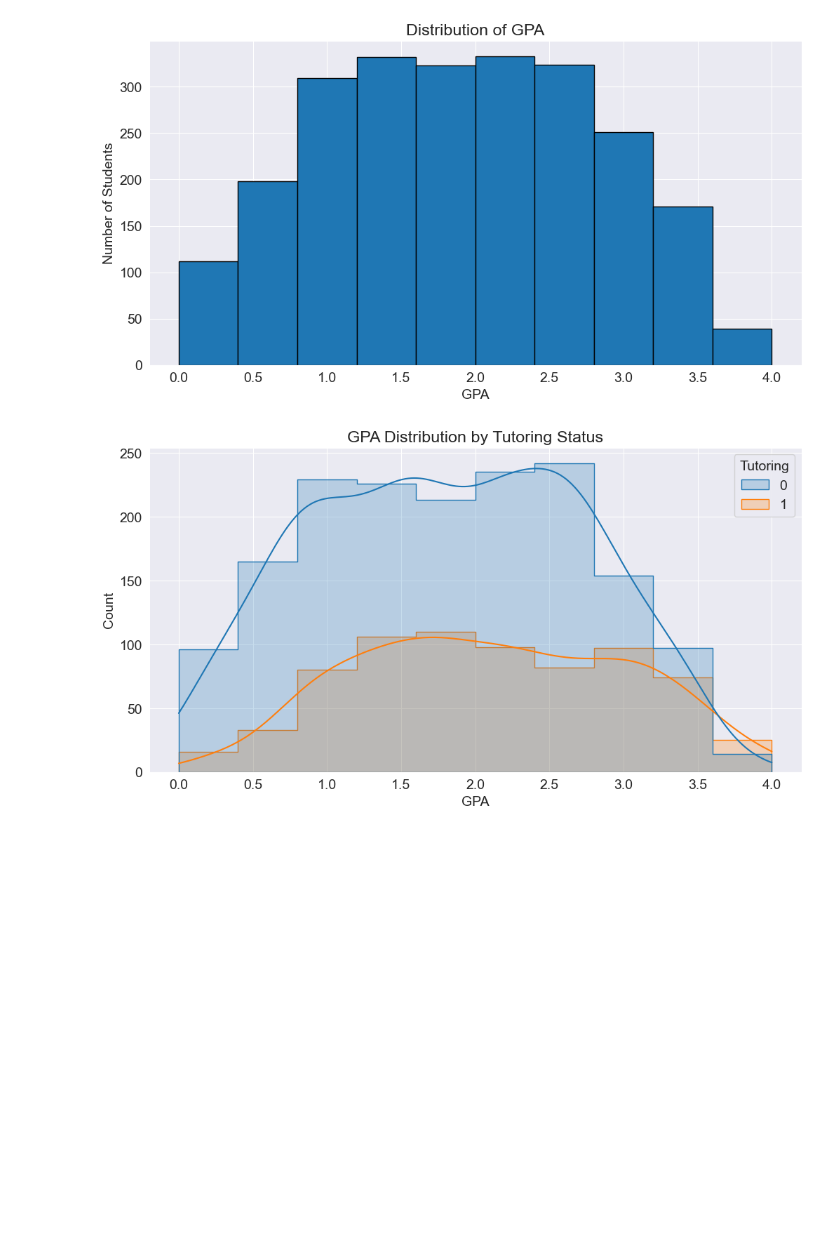
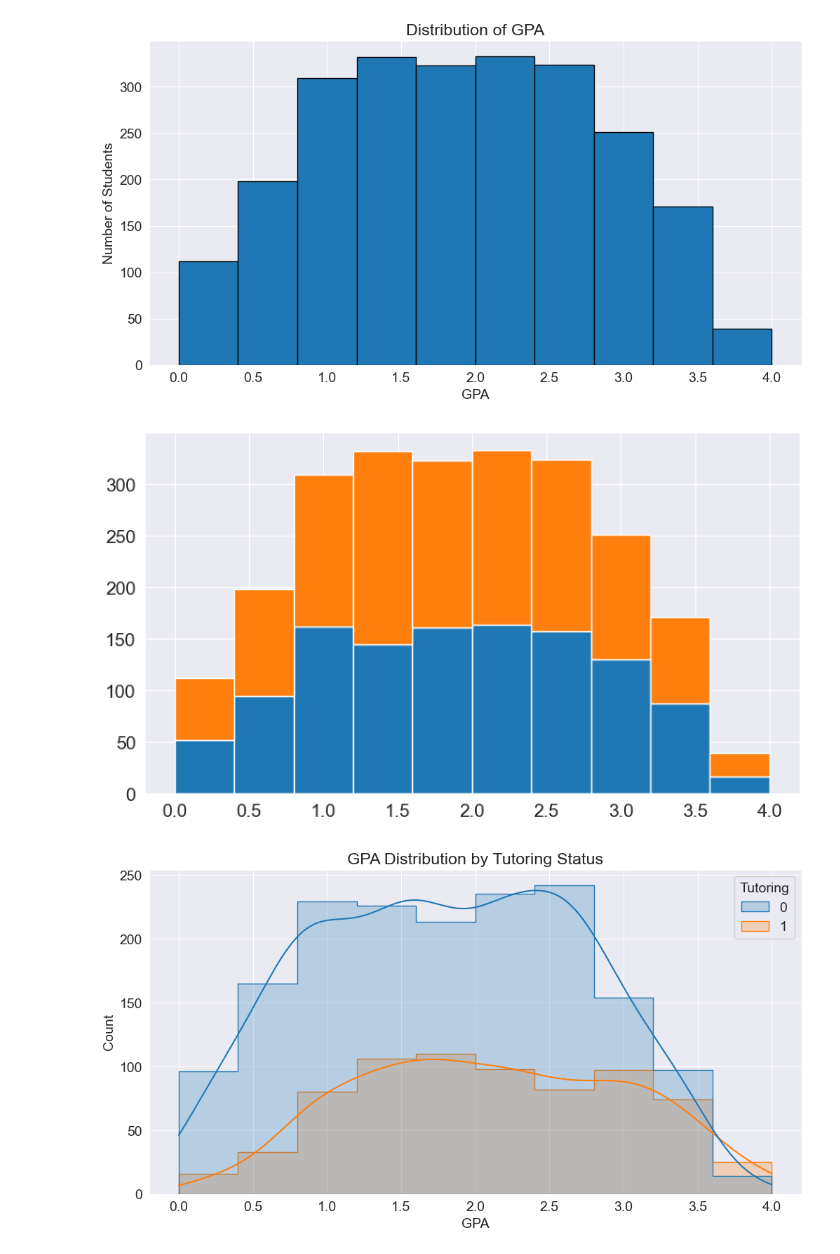
Before and after one commit to T-Naing/Jupyter, a Jupyter notebook: EDA_student_performance/EDA_student_performance-Copy1.ipynb, the cells around one changed output. Drawn from its saved outputs; the diff is of its cells as text; code cells hidden in the pictures; blank space fills up the shorter version.

```diff
--- a/EDA_student_performance/EDA_student_performance-Copy1.ipynb
+++ b/EDA_student_performance/EDA_student_performance-Copy1.ipynb
@@ -318,6 +318,12 @@ plt.grid(True)
 plt.show()
 # %% [output]
 [figure]
+# %%
+plt.hist([df_std_pfm[df_std_pfm.Gender==0]['GPA'],df_std_pfm[df_std_pfm.Gender==1]['GPA']],
+         # bins=np.arange(2, 5, 0.25),
+         stacked=True);
+# %% [output]
+[figure, added]
 # %%
 import seaborn as sns
 
```
Also changed, not shown: 5 other files.
